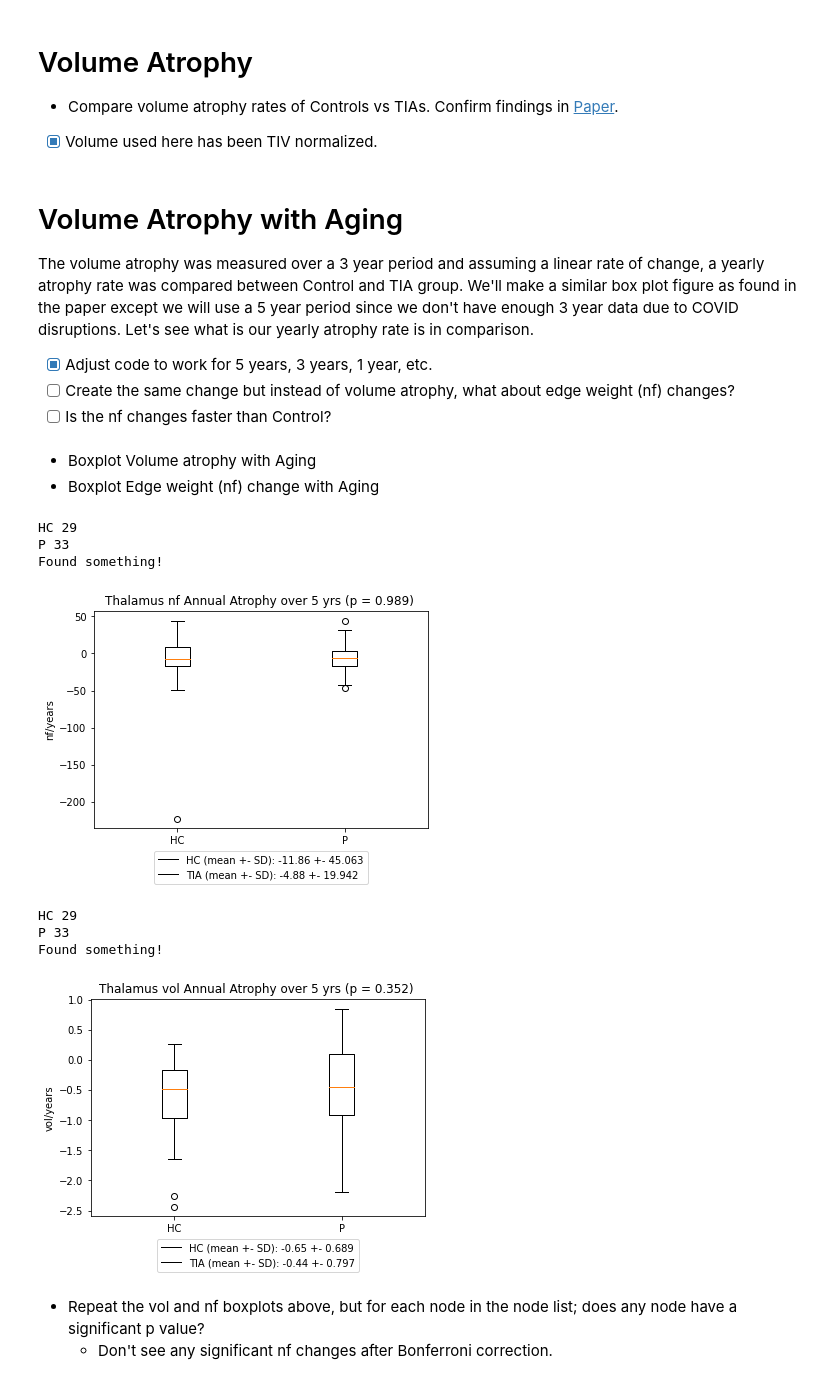
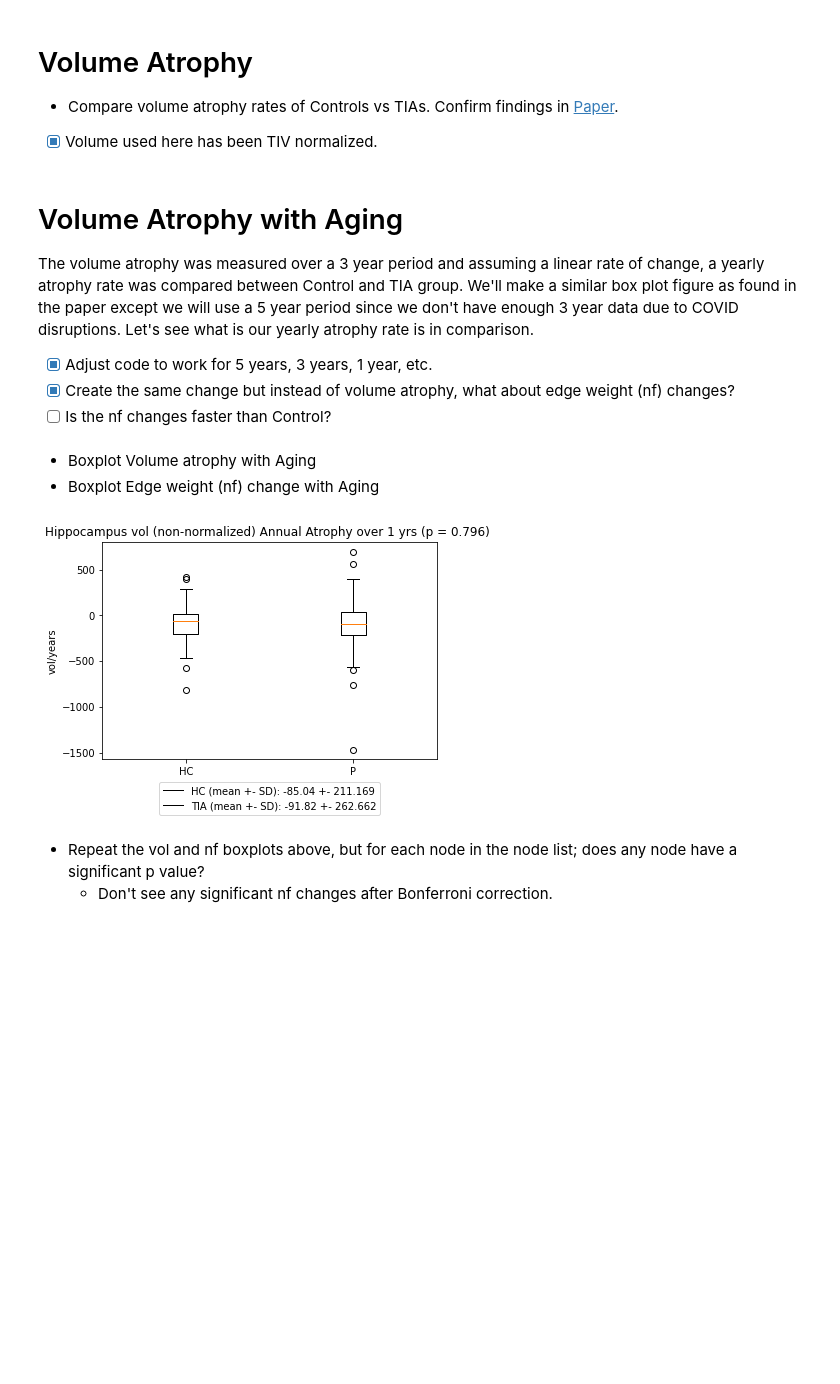
Before and after one commit to xiningchen/PREVENT, a Jupyter notebook: PREVENT_network_aging.ipynb, the cells around one changed output. Drawn from its saved outputs; the diff is of its cells as text; code cells hidden in the pictures; blank space fills up the shorter version.

```diff
--- a/PREVENT_network_aging.ipynb
+++ b/PREVENT_network_aging.ipynb
@@ -79,11 +79,10 @@ def get_total_nf(G):
     edges = nx.get_edge_attributes(G, "weight")
     return sum(edges.values())
 # %%
-metadata, node_list = prev_fct.load_meta_data()
 def get_vol_nf_df(roi):
     ids = []
     time = []
-    # age = []
+    age = []
     vol = []
     diagnosis = []
     nf_c = []
@@ -94,25 +93,34 @@ def get_vol_nf_df(roi):
         else:
             ptype = k[0]
             t = k[1:]
-        vol_df = myFunc.load_from_pickle(PICKLE_PATH, f'{t}_volume_tiv_normalized.pkl')
+        vol_df = myFunc.load_from_pickle(PICKLE_PATH, f'{t}_volume.pkl')
         for pid, G in individual_data[k].items():
             tv, rois_l = get_volume(pid, vol_df, roi)
             # tv = get_avg_volume_whole_brain(pid, vol_df)
-            if tv == -1:
+            # if tv == -1:
                 # print(t)
-                continue
-            if len(rois_l) > 2 or len(rois_l) == 0:
-                print(f"Found {len(rois_l)} rois associated with {roi}. Weird?", rois_l)
+                # continue
+            if len(rois_l) == 0:
+                print(f"Found no rois associated with {roi}. Weird?", rois_l)
                 continue
             diagnosis.append(ptype)
             ids.append(pid)
             time.append(t)
-            # age.append(metadata.loc[pid]['Age'])
-            vol.append(tv*10000)
+            try:
+                age.append(metadata.loc[pid]['Age'])
+            except KeyError:
+                print("Missing ", pid, ptype)
+                continue
+            vol.append(tv)
             # ----- NF stuff -----
             # nf_c.append(get_total_nf(G))
             nf_c.append(get_roi_nf(G, roi))
-    return pd.DataFrame(data = {'ID': ids, 'Time': time, 'C/T': diagnosis, 'vol': vol, 'nf': nf_c})
+    return pd.DataFrame(data = {'ID': ids, 'Age': age, 'Time': time, 'C/T': diagnosis, 'vol': vol, 'nf': nf_c})
+
+# vol_df = myFunc.load_from_pickle(PICKLE_PATH, f'bl_volume.pkl')
+# G = individual_data['Pbl']['002']
+# tv, rois_l = get_volume('002', vol_df, 'hippocampus')
+# print(tv, rois_l)
 # %% [markdown]
 # Volume Atrophy with Aging
 The volume atrophy was measured over a 3 year period and assuming a linear rate of change, a yearly atrophy rate
@@ -120,7 +128,7 @@ was compared between Control and TIA group. We'll make a similar box plot figure
 use a 5 year period since we don't have enough 3 year data due to COVID disruptions.
 Let's see what is our yearly atrophy rate is in comparison.
 - [X] Adjust code to work for 5 years, 3 years, 1 year, etc.
-- [ ] Create the same change but instead of volume atrophy, what about edge weight (nf) changes?
+- [X] Create the same change but instead of volume atrophy, what about edge weight (nf) changes?
 - [ ] Is the nf changes faster than Control?
 # %%
 from scipy.stats import mannwhitneyu
@@ -137,10 +145,7 @@ def boxplot_atrophy_rate(plot_df, t1, t2, yrs, metric, title):
 
     # --- Mann Whitney test ----
     _, p = mannwhitneyu(data_y3_bl[data_y3_bl['C/T']=='P']['Annual Atrophy'], data_y3_bl[data_y3_bl['C/T']=='HC']['Annual Atrophy'], method='asymptotic', alternative="two-sided")
-    if p > 0.05:
-        return None
 
-    print(f"Found something!")
     hc_mean = data_y3_bl[data_y3_bl['C/T']=='HC']['Annual Atrophy'].mean()
     hc_std = data_y3_bl[data_y3_bl['C/T']=='HC']['Annual Atrophy'].std()
     p_mean = data_y3_bl[data_y3_bl['C/T']=='P']['Annual Atrophy'].mean()
@@ -152,27 +157,22 @@ def boxplot_atrophy_rate(plot_df, t1, t2, yrs, metric, title):
     plt.title(f'{title.capitalize()} Annual Atrophy over {yrs} yrs (p = {p:0.3f}) ')
     plt.ylabel(f"{metric}/years")
     plt.legend([bp["boxes"][0], bp["boxes"][1]],
-               [f"HC (mean +- SD): {hc_mean:0.2f} +- {hc_std:0.3f}", f"TIA (mean +- SD): {p_mean:0.2f} +- {p_std:0.3f}"],
+               [f"HC (mean +-"
+                f" SD): {hc_mean:0.2f} +- {hc_std:0.3f}", f"TIA (mean +- SD): {p_mean:0.2f} +- {p_std:0.3f}"],
                loc='upper center', bbox_to_anchor=(0.5, -0.08))
     plt.savefig(f'../../PREVENT_study/figures/network w aging/search/{title.capitalize()} Atrophy {t2}.png', dpi=300, edgecolor='none', bbox_inches='tight')
     plt.show()
 # %% [markdown]
 - Boxplot Volume atrophy with Aging
 - Boxplot Edge weight (nf) change with Aging
+# %%
+roi = 'hippocampus'
+plot_df = get_vol_nf_df(roi)
 # %%
-roi = 'thalamus'
-plot_df = get_vol_nf_df(roi)
-boxplot_atrophy_rate(plot_df, 'bl', 'y5', 5, 'nf', f"{roi} nf")
-boxplot_atrophy_rate(plot_df, 'bl', 'y5', 5, 'vol', f"{roi} Vol")
+# boxplot_atrophy_rate(plot_df, 'bl', 'y5', 5, 'nf', f"{roi} nf")
+boxplot_atrophy_rate(plot_df, 'bl', 'y1', 1, 'vol', f"{roi} Vol (Non-normalized)")
 # %% [output]
-HC 29
-P 33
-Found something!
-[figure, old version]
+[figure, new version]
-HC 29
-P 33
-Found something!
-[figure, removed]
 # %% [markdown]
 - Repeat the vol and nf boxplots above, but for each node in the node list; does any node have a significant
 p value?
```
Also changed, not shown: parts of 9 cells of this notebook, 2 other files.
